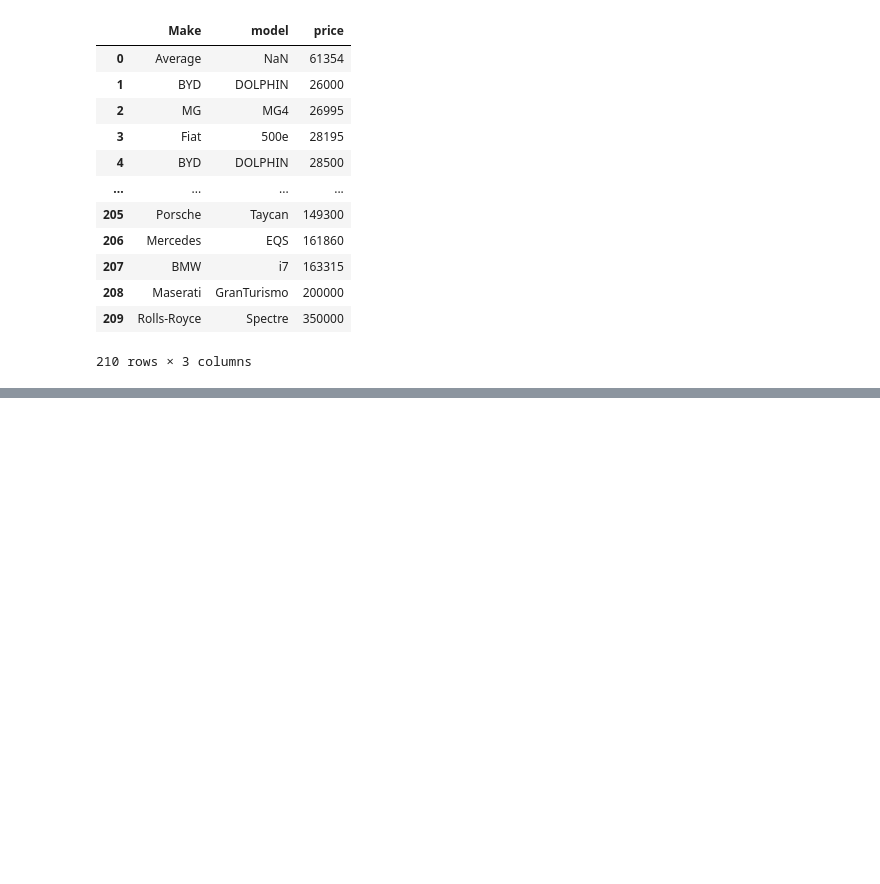
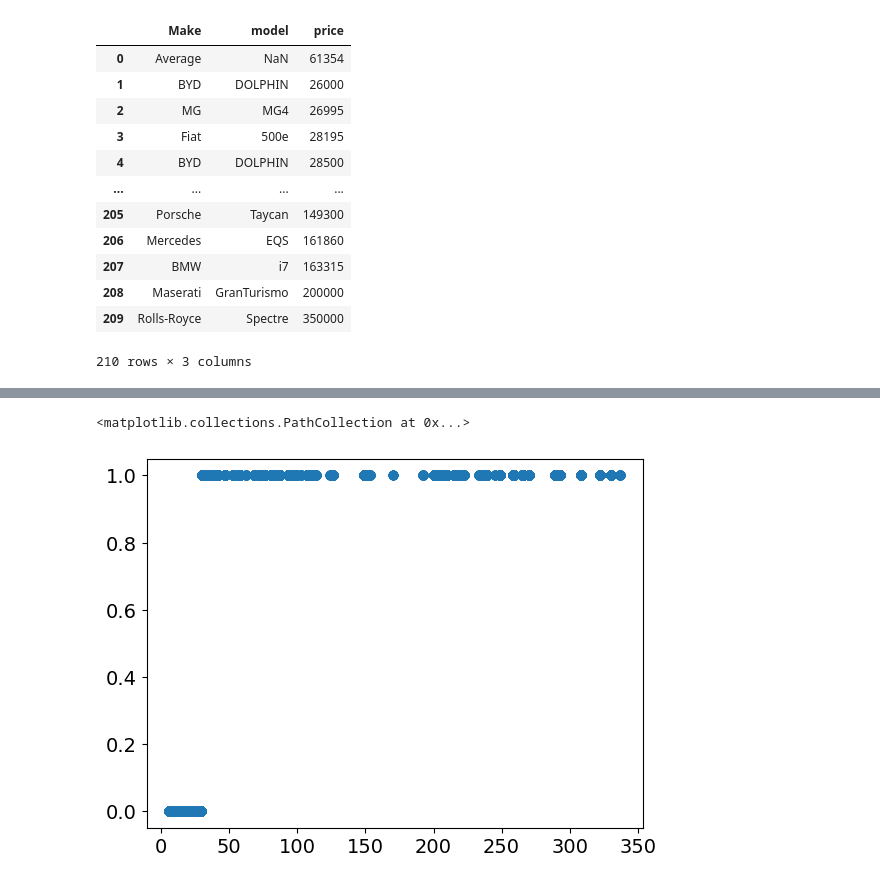
Before and after one commit to nicovilla23/Electrifying-Connecticut, a Jupyter notebook: ProjectF.ipynb, the cells around one changed output, grey strips where cells are left out. Cells and saved outputs as stored; diff of their text form; code cells hidden in the pictures; blank space fills up the shorter version.

```diff
--- a/ProjectF.ipynb
+++ b/ProjectF.ipynb
@@ -417,0 +392,4 @@ coln1,coln2= st.columns((3,7))
+# %%
+lep = cars[cars['cafv_eligibilaty'] != 'Eligibility unknown as battery range has not been researched']
+lep.groupby('cafv_eligibilaty')['make'].count()
+lep.loc[lep['cafv_eligibilaty'] == 'Clean Alternative Fuel Vehicle Eligible', 'bool'] = 1
@@ -417,0 +410,5 @@ coln1,coln2= st.columns((3,7))
+# %%
+plt.scatter(data= lep, x='electric_range', y = 'bool')
+# %% [output]
+<matplotlib.collections.PathCollection at 0x...>
+[figure, added]
```
Also changed, not shown: parts of 14 cells of this notebook, 4 other files.
